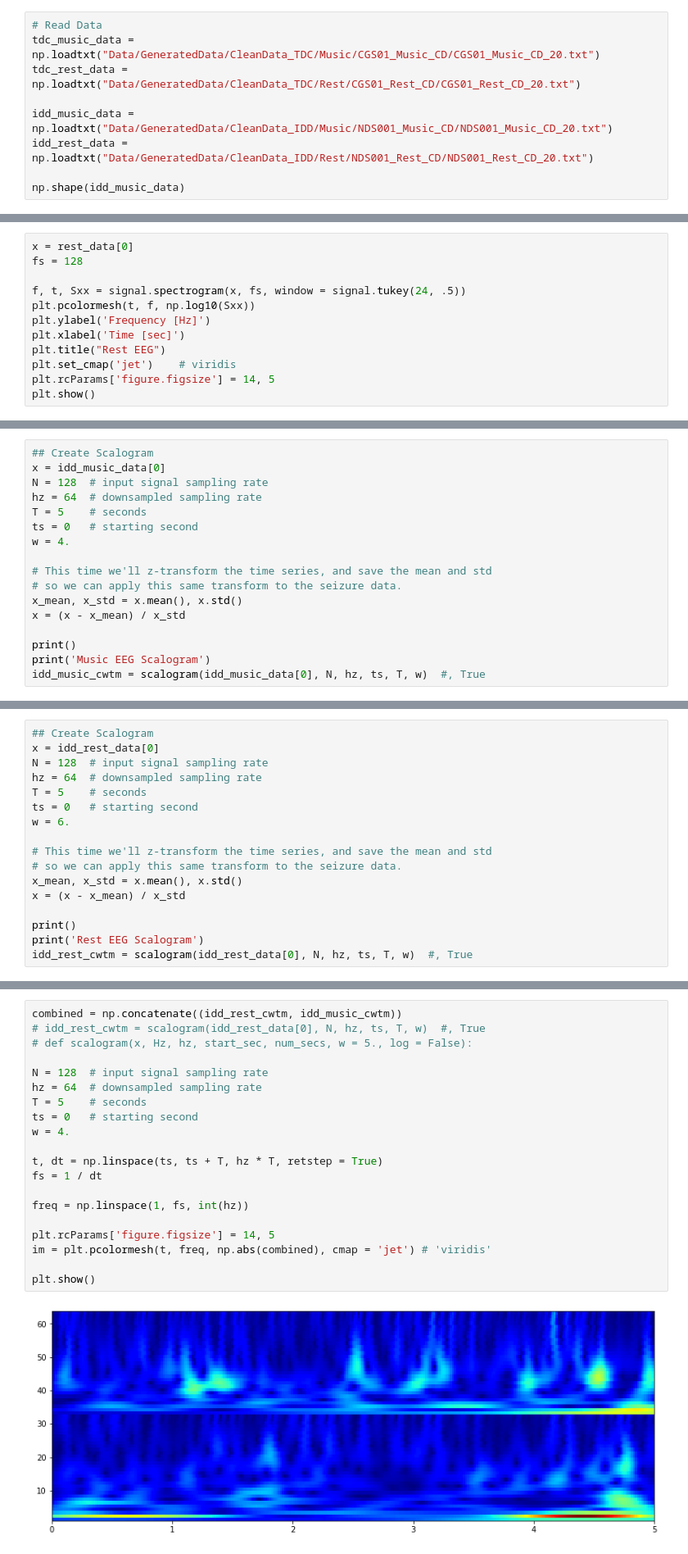
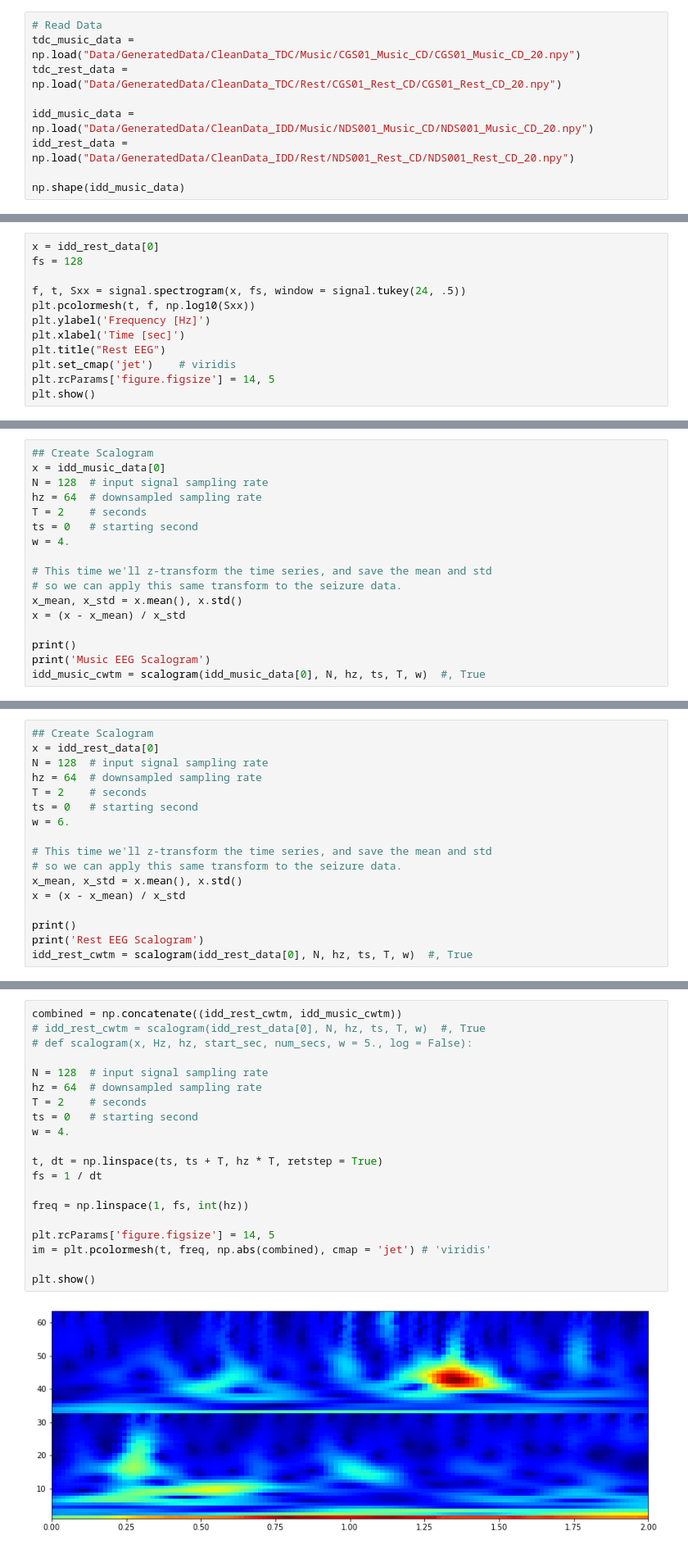
Before and after one commit to Koda98/CSE247-project, a Jupyter notebook: transform.ipynb, the cells around one changed output, grey strips where cells are left out. Shown at 82% size. Saved outputs shown, nothing was run; the diff lists cells and outputs as text.

```diff
--- a/transform.ipynb
+++ b/transform.ipynb
@@ -16,10 +18,10 @@ import matplotlib.pyplot as plt
 # %%
 # Read Data
-tdc_music_data = np.loadtxt("Data/GeneratedData/CleanData_TDC/Music/CGS01_Music_CD/CGS01_Music_CD_20.txt")
-tdc_rest_data = np.loadtxt("Data/GeneratedData/CleanData_TDC/Rest/CGS01_Rest_CD/CGS01_Rest_CD_20.txt")
+tdc_music_data = np.load("Data/GeneratedData/CleanData_TDC/Music/CGS01_Music_CD/CGS01_Music_CD_20.npy")
+tdc_rest_data = np.load("Data/GeneratedData/CleanData_TDC/Rest/CGS01_Rest_CD/CGS01_Rest_CD_20.npy")
 
-idd_music_data = np.loadtxt("Data/GeneratedData/CleanData_IDD/Music/NDS001_Music_CD/NDS001_Music_CD_20.txt")
-idd_rest_data = np.loadtxt("Data/GeneratedData/CleanData_IDD/Rest/NDS001_Rest_CD/NDS001_Rest_CD_20.txt")
+idd_music_data = np.load("Data/GeneratedData/CleanData_IDD/Music/NDS001_Music_CD/NDS001_Music_CD_20.npy")
+idd_rest_data = np.load("Data/GeneratedData/CleanData_IDD/Rest/NDS001_Rest_CD/NDS001_Rest_CD_20.npy")
 
 np.shape(idd_music_data)
 # %% [output]
@@ -65,5 +67,5 @@ plt.show()
 # %%
-x = rest_data[0]
+x = idd_rest_data[0]
 fs = 128
 
 f, t, Sxx = signal.spectrogram(x, fs, window = signal.tukey(24, .5))
@@ -128,7 +130,7 @@ def scalogram(x, Hz, hz, start_sec, num_secs, w = 5., log = False):
 x = idd_music_data[0]
 N = 128  # input signal sampling rate
 hz = 64  # downsampled sampling rate
-T = 5    # seconds
+T = 2    # seconds
 ts = 0   # starting second
 w = 4.
 
@@ -148,7 +151,7 @@ Music EEG Scalogram
 x = idd_rest_data[0]
 N = 128  # input signal sampling rate
 hz = 64  # downsampled sampling rate
-T = 5    # seconds
+T = 2    # seconds
 ts = 0   # starting second
 w = 6.
 
@@ -167,25 +170,25 @@ Rest EEG Scalogram
 # %%
 combined = np.concatenate((idd_rest_cwtm, idd_music_cwtm))
 # idd_rest_cwtm = scalogram(idd_rest_data[0], N, hz, ts, T, w)  #, True
 # def scalogram(x, Hz, hz, start_sec, num_secs, w = 5., log = False):
 
 N = 128  # input signal sampling rate
 hz = 64  # downsampled sampling rate
-T = 5    # seconds
+T = 2    # seconds
 ts = 0   # starting second
 w = 4.
 
 t, dt = np.linspace(ts, ts + T, hz * T, retstep = True)
 fs = 1 / dt
 
 freq = np.linspace(1, fs, int(hz))
 
 plt.rcParams['figure.figsize'] = 14, 5
 im = plt.pcolormesh(t, freq, np.abs(combined), cmap = 'jet') # 'viridis'
 
 plt.show()
 # %% [output]
-[figure, old version]
+[figure, new version]
 # %%
 # Scalogram function from Fusion notebook
 def scalogram2(x, Hz, hz, start_sec, num_secs, w = 5.):
```
Also changed, not shown: parts of 9 cells of this notebook, 3 other files.
